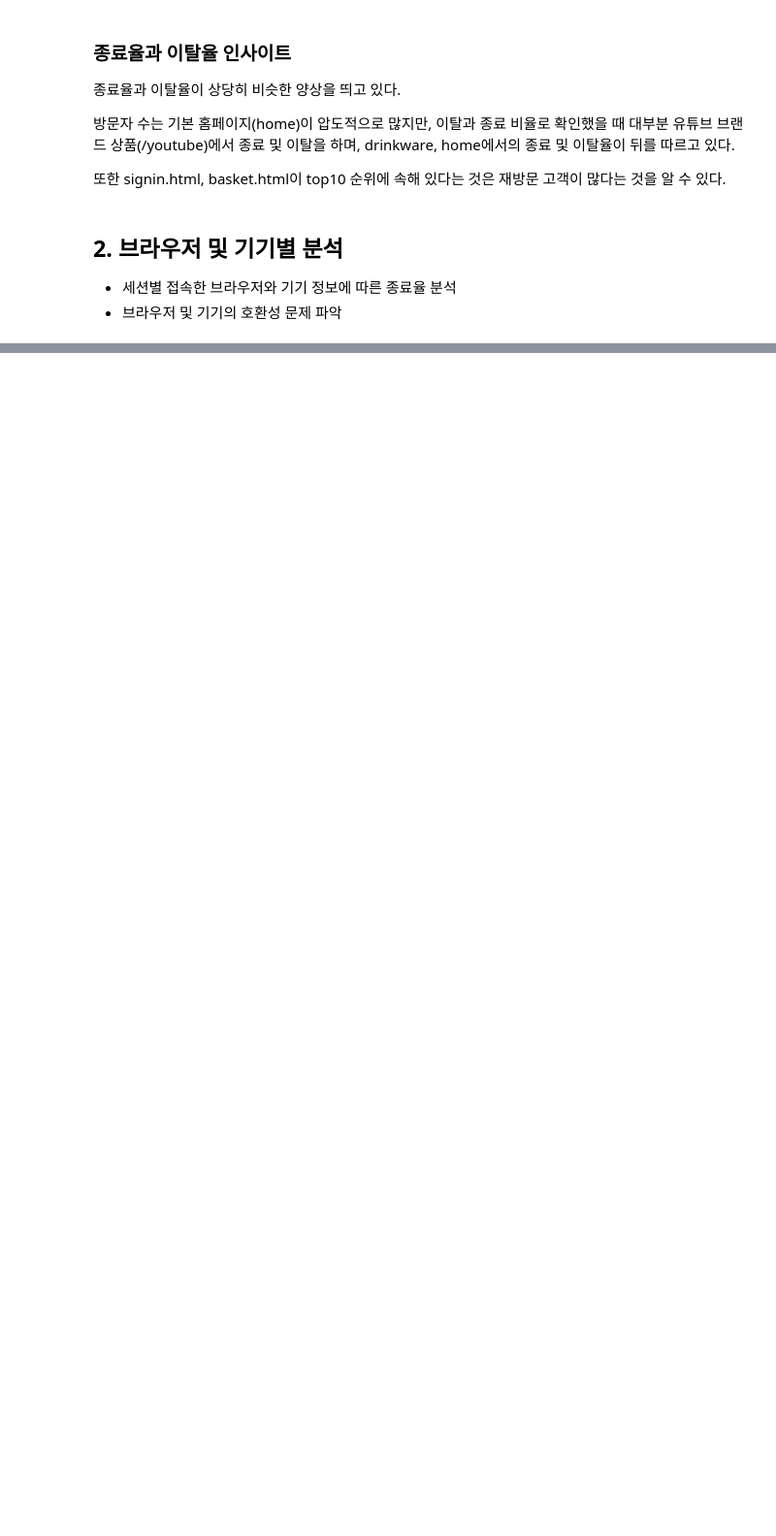
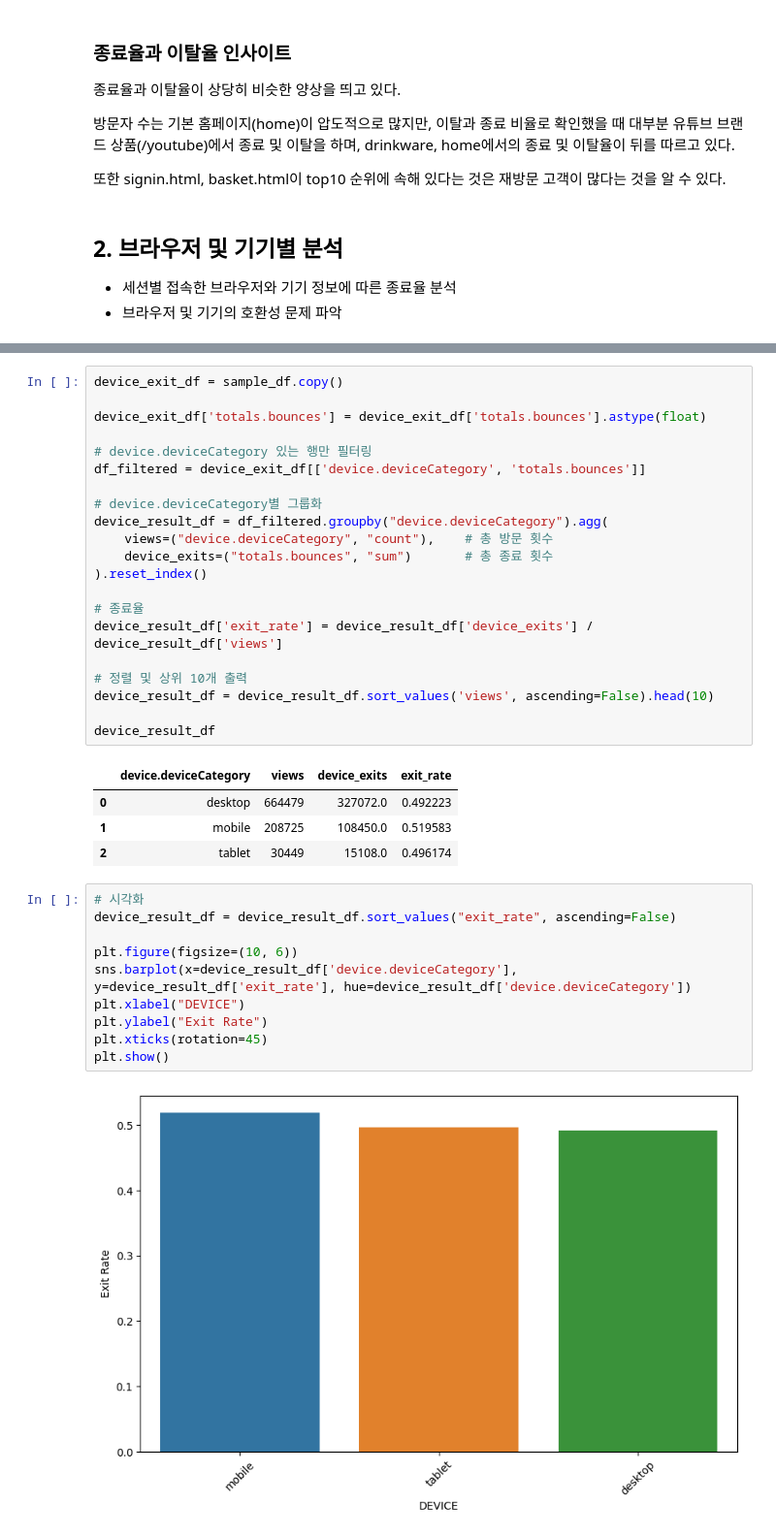
Before and after one commit to yeedacoding/eCommerce-User-Behavior-Analytics, a Jupyter notebook: funnel_analysis.ipynb, the cells around one changed output, grey strips where cells are left out. Shown at 97% size. Cells and saved outputs as stored; diff of their text form; blank space fills up the shorter version.

```diff
--- a/funnel_analysis.ipynb
+++ b/funnel_analysis.ipynb
@@ -273,0 +341,38 @@ Passing `palette` without assigning `hue` is deprecated and will be removed in v
+# %%
+device_exit_df = sample_df.copy()
+
+device_exit_df['totals.bounces'] = device_exit_df['totals.bounces'].astype(float)
+
+# device.deviceCategory 있는 행만 필터링
+df_filtered = device_exit_df[['device.deviceCategory', 'totals.bounces']]
+
+# device.deviceCategory별 그룹화
+device_result_df = df_filtered.groupby("device.deviceCategory").agg(
+    views=("device.deviceCategory", "count"),    # 총 방문 횟수
+    device_exits=("totals.bounces", "sum")       # 총 종료 횟수
+).reset_index()
+
+# 종료율
+device_result_df['exit_rate'] = device_result_df['device_exits'] / device_result_df['views']
+
+# 정렬 및 상위 10개 출력
+device_result_df = device_result_df.sort_values('views', ascending=False).head(10)
+
+device_result_df
+# %% [output]
+|  | device.deviceCategory | views | device_exits | exit_rate |
+| 0 | desktop | 664479 | 327072.0 | 0.492223 |
+| 1 | mobile | 208725 | 108450.0 | 0.519583 |
+| 2 | tablet | 30449 | 15108.0 | 0.496174 |
+# %%
+# 시각화
+device_result_df = device_result_df.sort_values("exit_rate", ascending=False)
+
+plt.figure(figsize=(10, 6))
+sns.barplot(x=device_result_df['device.deviceCategory'], y=device_result_df['exit_rate'], hue=device_result_df['device.deviceCategory'])
+plt.xlabel("DEVICE")
+plt.ylabel("Exit Rate")
+plt.xticks(rotation=45)
+plt.show()
+# %% [output]
+[figure, added]
```
Also changed, not shown: parts of 27 cells of this notebook.
